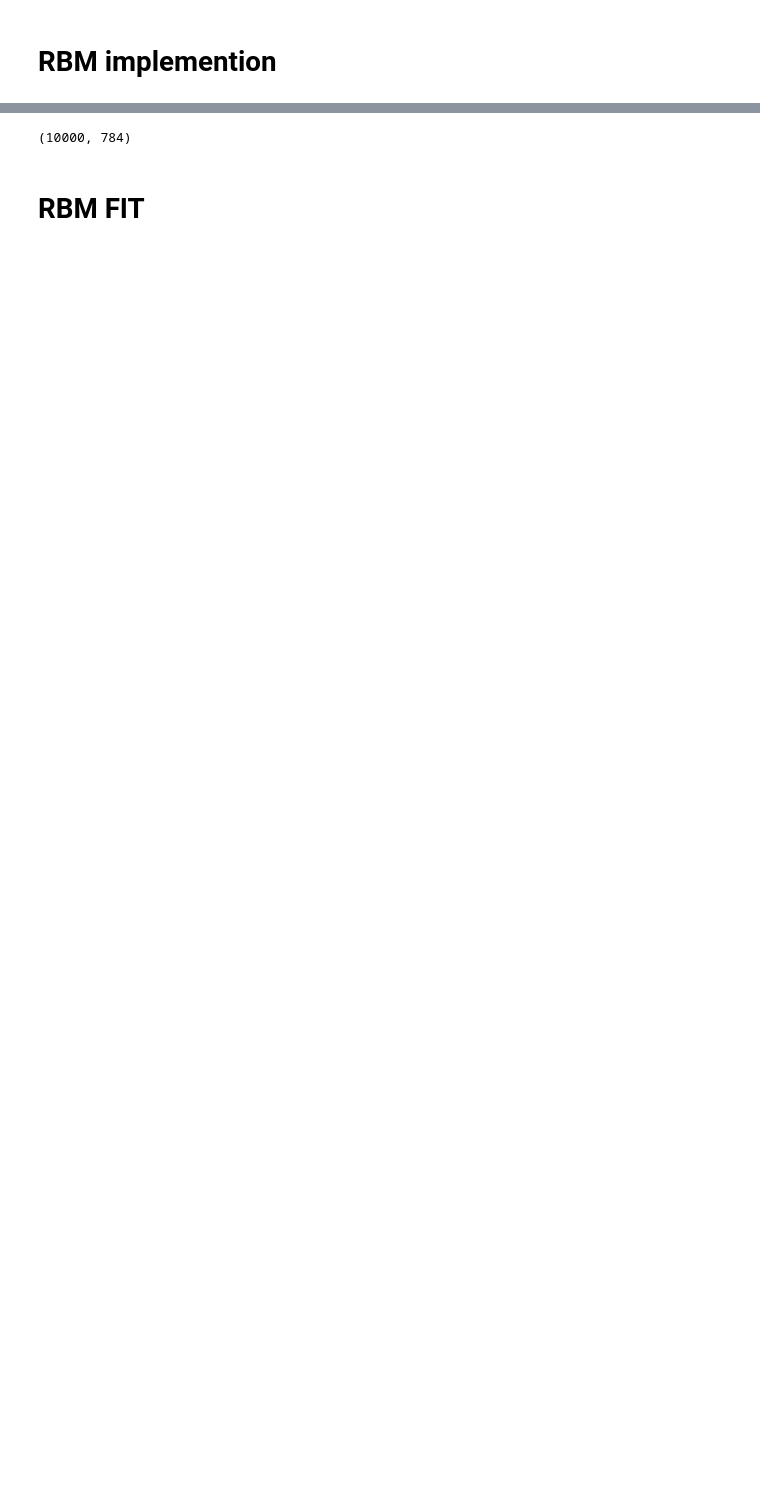
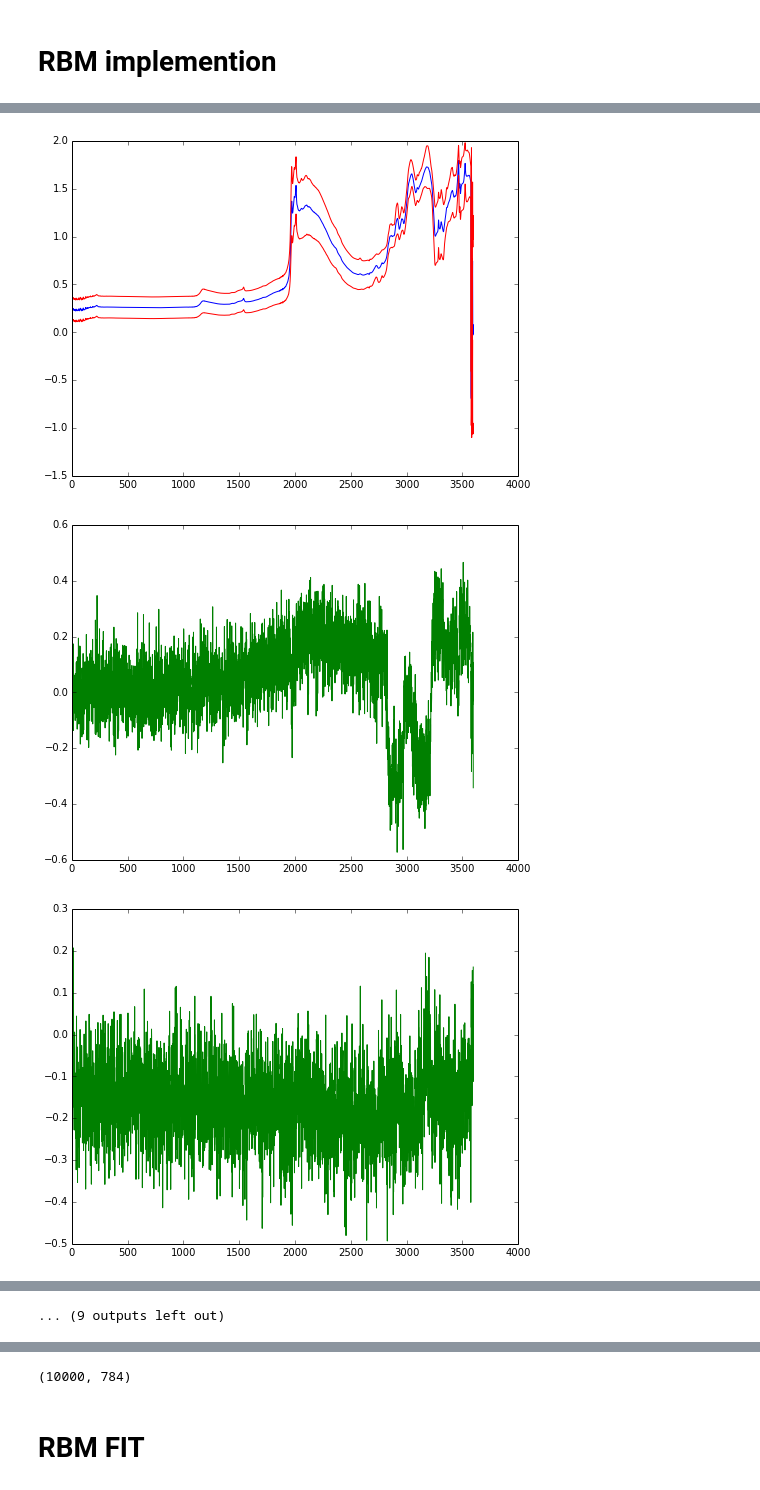
Before and after one commit to alex0parhomenko/technosfera, a Jupyter notebook: big_data/hw6/RBM.ipynb, the cells around one changed output, grey strips where cells are left out. Drawn from its saved outputs; the diff is of its cells as text; code cells hidden in the pictures; blank space fills up the shorter version.

```diff
--- a/big_data/hw6/RBM.ipynb
+++ b/big_data/hw6/RBM.ipynb
@@ -96,0 +111,6 @@ class rbm:
+# %%
+data = pd.read_csv('training.csv', sep = ',')
+data = np.asarray(data)
+data = np.delete(data, [3594, 0], axis = 1)
+data = np.asarray(data, dtype = np.float)
+print data.shape
@@ -96,0 +119,4 @@ class rbm:
+# %%
+d = np.std(data, axis = 0)
+m = np.mean(data, axis = 0)
+data = (data - np.mean(data, axis = 0)) / d
@@ -96,0 +145,17 @@ class rbm:
+# %%
+cou_neurons = 20
+x = np.arange(3598)
+plt.figure(figsize = (8, 6), dpi = 80)
+plt.plot(x, m, c = 'b')
+plt.plot(x, m + d, c = 'r')
+plt.plot(x, m - d, c = 'r')
+plt.show()
+for i in range(cou_neurons):
+    y = rbm.w_vh[:, i]
+    plt.figure(figsize = (8, 6), dpi = 80)
+    plt.plot(x, y, c = 'g')
+    plt.show()
+# %% [output]
+[figure, added]
+[figure, added]
+[figure, added]
@@ -97 +171,2 @@ class rbm:
+... (9 outputs left out)
 # %% [markdown]
```
Also changed, not shown: parts of 9 cells of this notebook.
